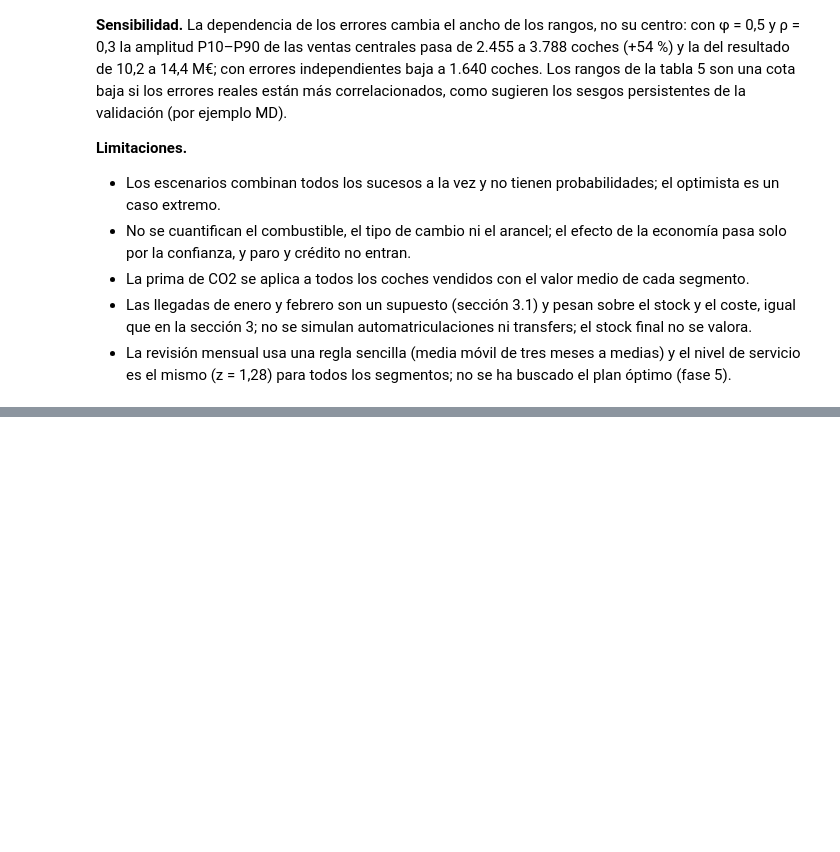
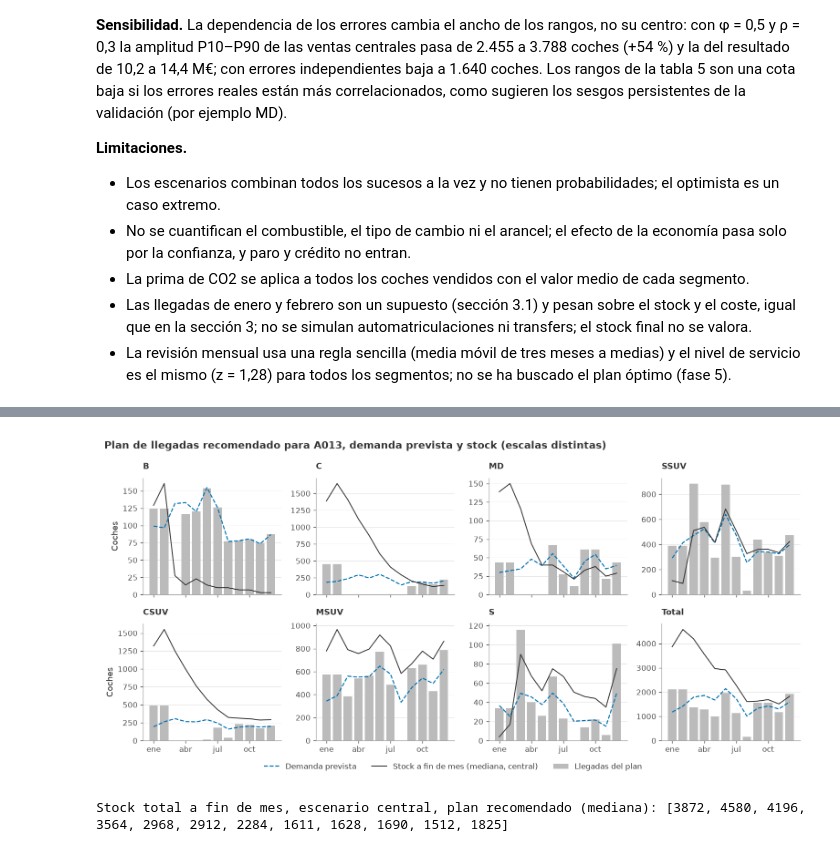
Before and after one commit to alejandrobarreche/sim-kaido-motors, a Jupyter notebook: analisis.ipynb, the cells around one changed output, grey strips where cells are left out. Cells and saved outputs as stored; diff of their text form; code cells hidden in the pictures; blank space fills up the shorter version.

```diff
--- a/analisis.ipynb
+++ b/analisis.ipynb
@@ -1581,0 +1774,31 @@ Cada 1 % de arancel sobre el PFF costaría 4.0 M€ en el escenario central, sin
+# %%
+fig, ejes = plt.subplots(2, 4, figsize=(13, 6), sharex=True)
+meses = np.arange(1, 13)
+stock_central = np.median(RES_REC["central"]["mensual"][:, :, :, 0], axis=0)
+for eje, segmento in zip(ejes.flat, datos.SEGMENTOS + ["Total"]):
+    if segmento == "Total":
+        llegadas, demanda_c = plan_rec.sum(axis=1), DEM.sum(axis=1)
+        stock_c = stock_central.sum(axis=1)
+    else:
+        llegadas, demanda_c = plan_rec[segmento], DEM[segmento]
+        stock_c = stock_central[:, datos.SEGMENTOS.index(segmento)]
+    eje.bar(meses, llegadas, color="#BBBBBB", width=0.8, label="Llegadas del plan")
+    eje.plot(meses, demanda_c, color=AZUL, ls="--", lw=1.4, label="Demanda prevista")
+    eje.plot(meses, stock_c, color=GRIS_OSCURO, lw=1.2,
+             label="Stock a fin de mes (mediana, central)")
+    eje.set_title(segmento, fontsize=11)
+    eje.set_ylim(bottom=0)
+    eje.set_xticks([1, 4, 7, 10], ["ene", "abr", "jul", "oct"])
+for eje in ejes[:, 0]:
+    eje.set_ylabel("Coches")
+fig.legend(*ejes.flat[0].get_legend_handles_labels(), loc="upper center",
+           bbox_to_anchor=(0.5, 0.02), ncol=3, frameon=False)
+fig.suptitle("Plan de llegadas recomendado para A013, demanda prevista y stock "
+             "(escalas distintas)", x=0.01, ha="left", fontweight="bold")
+guardar_figura(fig, "plan_recomendado_segmento_a013")
+plt.show()
+print("Stock total a fin de mes, escenario central, plan recomendado (mediana):",
+      [int(round(x)) for x in stock_central.sum(axis=1)])
+# %% [output]
+[figure, added]
+Stock total a fin de mes, escenario central, plan recomendado (mediana): [3872, 4580, 4196, 3564, 2968, 2912, 2284, 1611, 1628, 1690, 1512, 1825]
```
Also changed, not shown: parts of 15 cells of this notebook, 24 other files.
